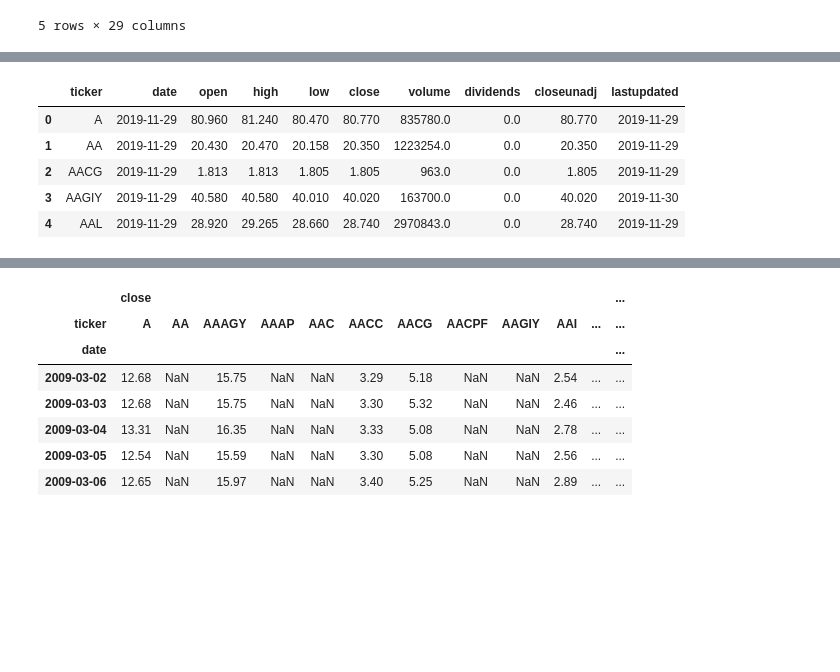
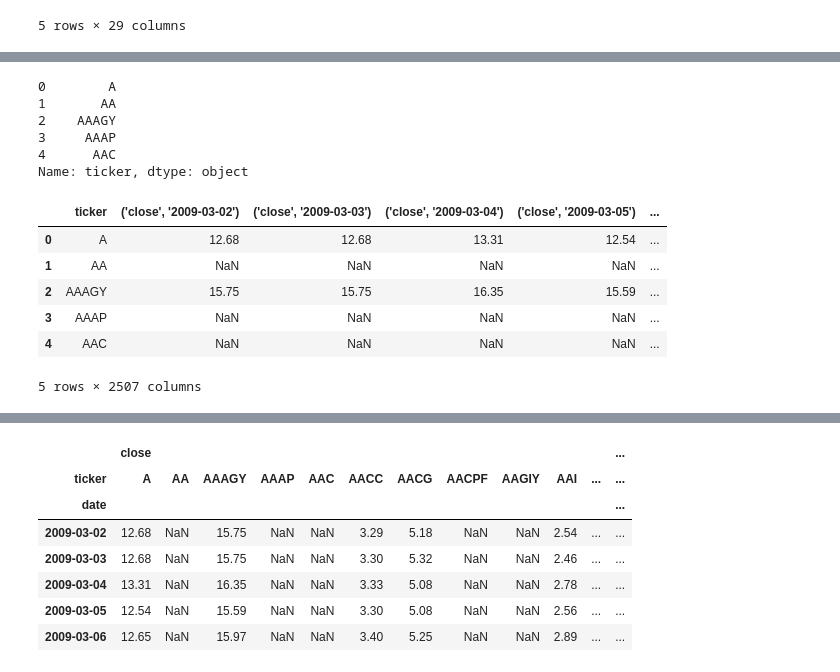
Before and after one commit to LUKELIEM/invest, a Jupyter notebook: Design_Baseline.ipynb, the cells around one changed output, grey strips where cells are left out. Drawn from its saved outputs; the diff is of its cells as text; code cells hidden in the pictures; blank space fills up the shorter version.

Commit message:
Reimplement input dataset creation - date as index, ticker as column.

```diff
--- a/Design_Baseline.ipynb
+++ b/Design_Baseline.ipynb
@@ -46,10 +70,22 @@ print(len(tickers))
+# %%
+valid_tickers = pd.Series(tickers, name = 'ticker')
+
+valid_tickers.head()
+# %% [output]
+0        A
+1       AA
+2    AAAGY
+3     AAAP
+4      AAC
+Name: ticker, dtype: object
 # %%
-prices = pd.read_csv("../datasets/sharader/SHARADAR_SEP.csv")
+prices = pd.read_csv("../datasets/sharader/inputs_notfilled_2018-12-31.csv")
 prices.head()
 # %% [output]
-|  | ticker | date | open | high | low | close | volume | dividends | closeunadj | lastupdated |
-| 0 | A | 2019-11-29 | 80.960 | 81.240 | 80.470 | 80.770 | 835780.0 | 0.0 | 80.770 | 2019-11-29 |
-| 1 | AA | 2019-11-29 | 20.430 | 20.470 | 20.158 | 20.350 | 1223254.0 | 0.0 | 20.350 | 2019-11-29 |
-| 2 | AACG | 2019-11-29 | 1.813 | 1.813 | 1.805 | 1.805 | 963.0 | 0.0 | 1.805 | 2019-11-29 |
-| 3 | AAGIY | 2019-11-29 | 40.580 | 40.580 | 40.010 | 40.020 | 163700.0 | 0.0 | 40.020 | 2019-11-30 |
-| 4 | AAL | 2019-11-29 | 28.920 | 29.265 | 28.660 | 28.740 | 2970843.0 | 0.0 | 28.740 | 2019-11-29 |
+|  | ticker | ('close', '2009-03-02') | ('close', '2009-03-03') | ('close', '2009-03-04') | ('close', '2009-03-05') | ... |
+| 0 | A | 12.68 | 12.68 | 13.31 | 12.54 | ... |
+| 1 | AA | NaN | NaN | NaN | NaN | ... |
+| 2 | AAAGY | 15.75 | 15.75 | 16.35 | 15.59 | ... |
+| 3 | AAAP | NaN | NaN | NaN | NaN | ... |
+| 4 | AAC | NaN | NaN | NaN | NaN | ... |
+5 rows × 2507 columns
```
Also changed, not shown: parts of 8 cells of this notebook, 1 other file.
